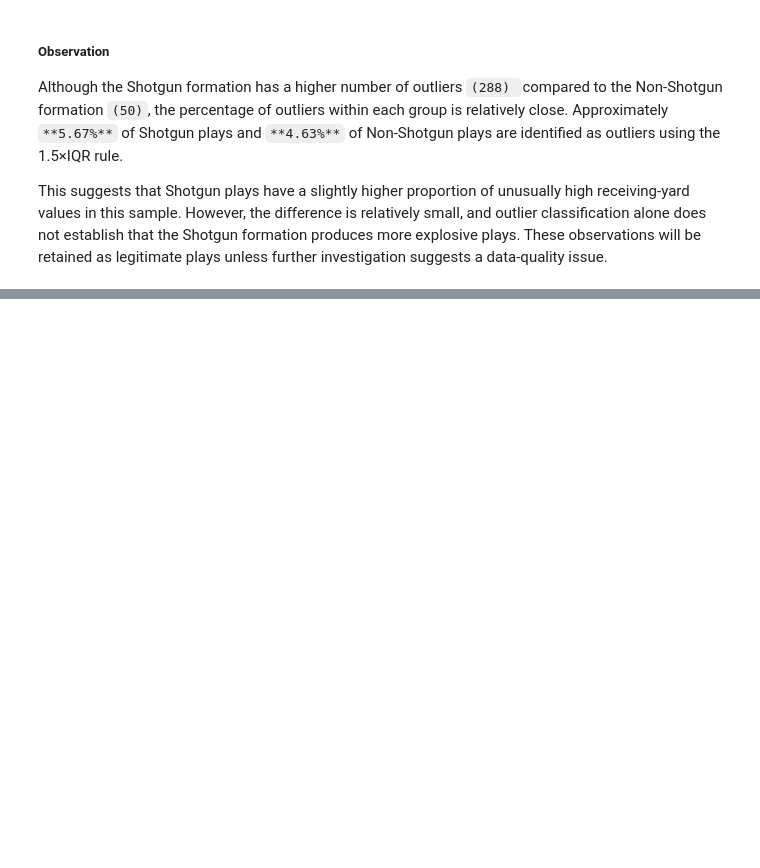
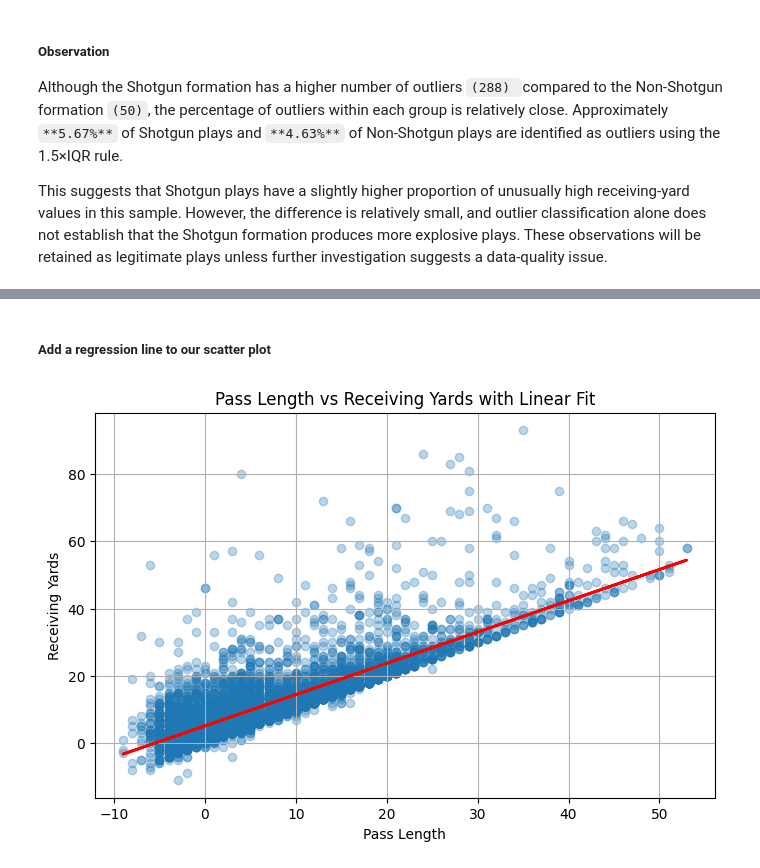
Before and after one commit to M-Codes6/nfl-combine-to-performance-analysis, a Jupyter notebook: notebooks/01_data_understanding.ipynb, the cells around one changed output, grey strips where cells are left out. Saved outputs shown, nothing was run; the diff lists cells and outputs as text; code cells hidden in the pictures; blank space fills up the shorter version.

```diff
--- a/notebooks/01_data_understanding.ipynb
+++ b/notebooks/01_data_understanding.ipynb
@@ -4262,0 +4341,28 @@ This suggests that Shotgun plays have a slightly higher proportion of unusually
+# %% [markdown]
+##### **Add a regression line to our scatter plot**
+# %%
+
+x = completed_passes["pass_length"]
+y = completed_passes["rec_yards"]
+
+slope, intercept = np.polyfit(x, y, 1)  # It estimates the coefficients of a straight line:
+
+plt.figure(figsize=(8, 5))
+
+plt.scatter(x, y, alpha=0.3)
+
+plt.plot(
+    x,
+    slope * x + intercept, # calculates the predicted receiving-yard value for each x using that line.
+    color="red",
+    linewidth=2
+)
+
+plt.xlabel("Pass Length")
+plt.ylabel("Receiving Yards")
+plt.title("Pass Length vs Receiving Yards with Linear Fit")
+
+plt.grid(True)
+plt.show()
+# %% [output]
+[figure, added]
```
Also changed, not shown: parts of 30 cells of this notebook.
